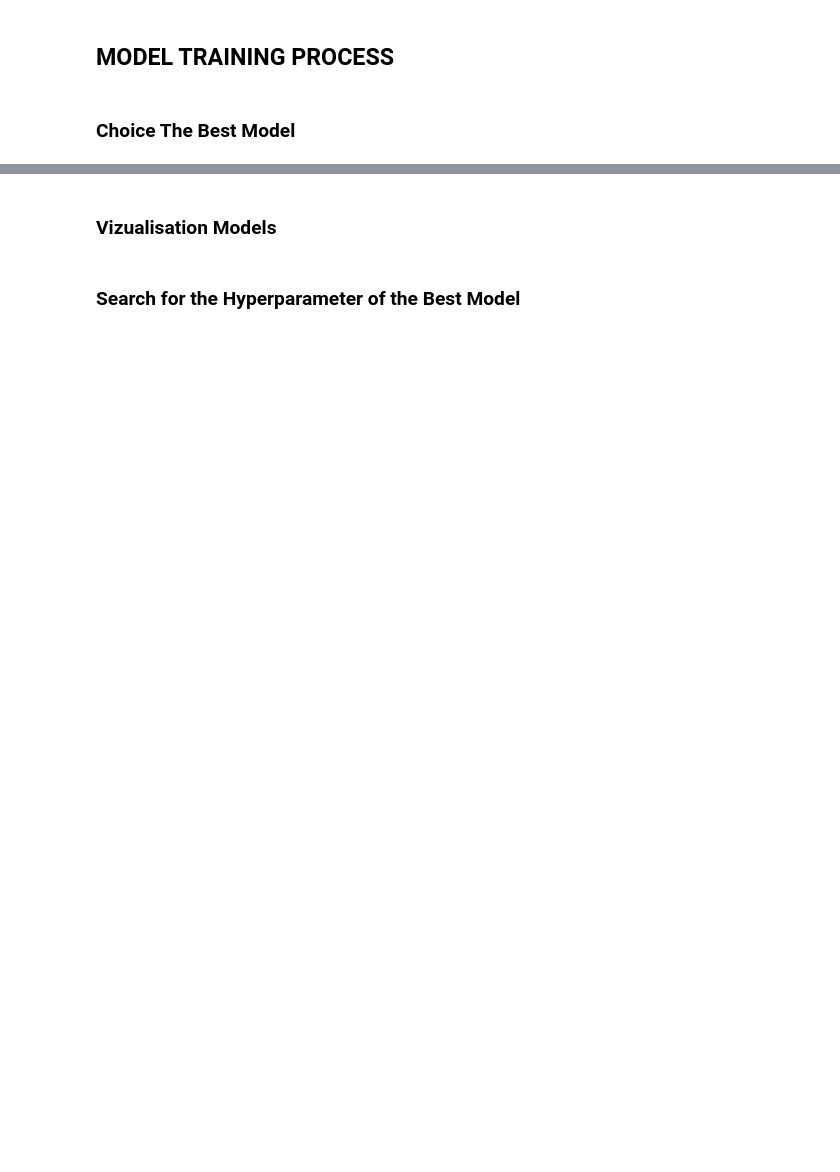
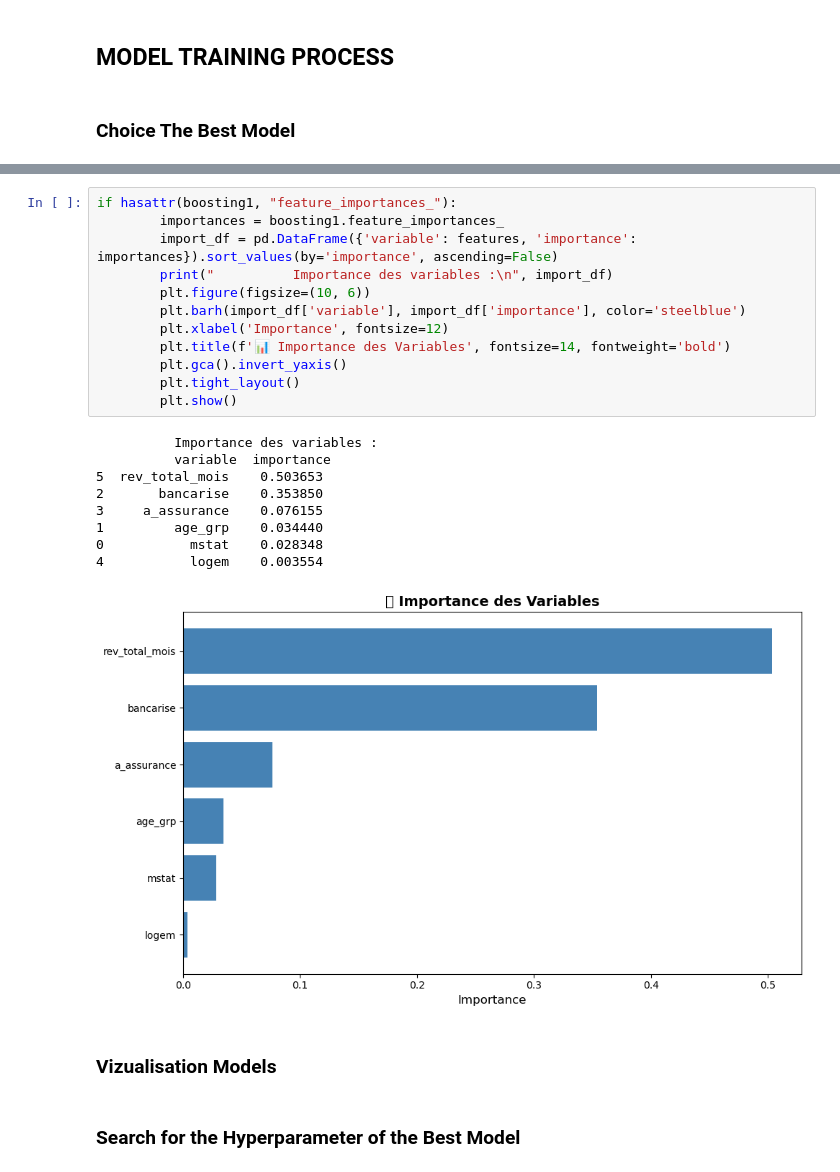
Before and after one commit to Didi17ane/Datas_Exploration, a Jupyter notebook: Modèles IA/Informel_TrainingModel.ipynb, the cells around one changed output, grey strips where cells are left out. Drawn from its saved outputs; the diff is of its cells as text; blank space fills up the shorter version.

```diff
--- a/Modèles IA/Informel_TrainingModel.ipynb
+++ b/Modèles IA/Informel_TrainingModel.ipynb
@@ -377,3 +417,25 @@ X_train_n
+# %%
+if hasattr(boosting1, "feature_importances_"):
+        importances = boosting1.feature_importances_
+        import_df = pd.DataFrame({'variable': features, 'importance': importances}).sort_values(by='importance', ascending=False)
+        print("          Importance des variables :\n", import_df)
+        plt.figure(figsize=(10, 6))
+        plt.barh(import_df['variable'], import_df['importance'], color='steelblue')
+        plt.xlabel('Importance', fontsize=12)
+        plt.title(f'📊 Importance des Variables', fontsize=14, fontweight='bold')
+        plt.gca().invert_yaxis()
+        plt.tight_layout()
+        plt.show()
+# %% [output]
+          Importance des variables :
+          variable  importance
+5  rev_total_mois    0.503653
+2       bancarise    0.353850
+3     a_assurance    0.076155
+1         age_grp    0.034440
+0           mstat    0.028348
+4           logem    0.003554
+[figure, added]
 # %% [markdown]
 ### **Vizualisation Models**
 # %% [markdown]
```
Also changed, not shown: parts of 12 cells of this notebook, 2 other files.
